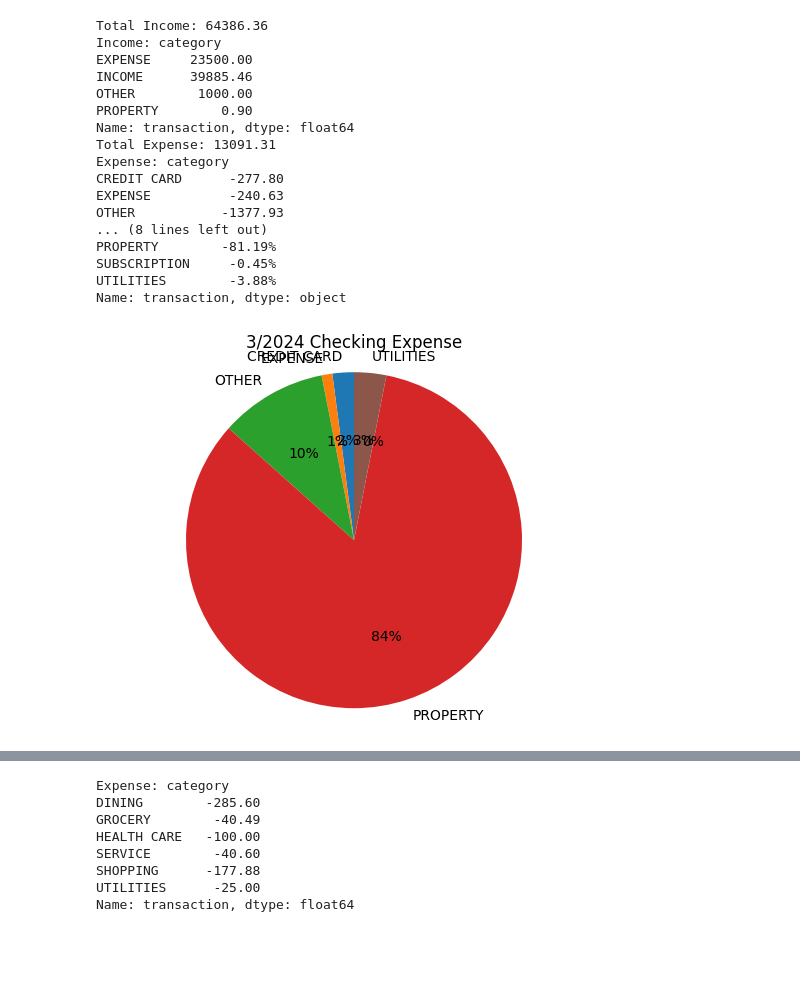
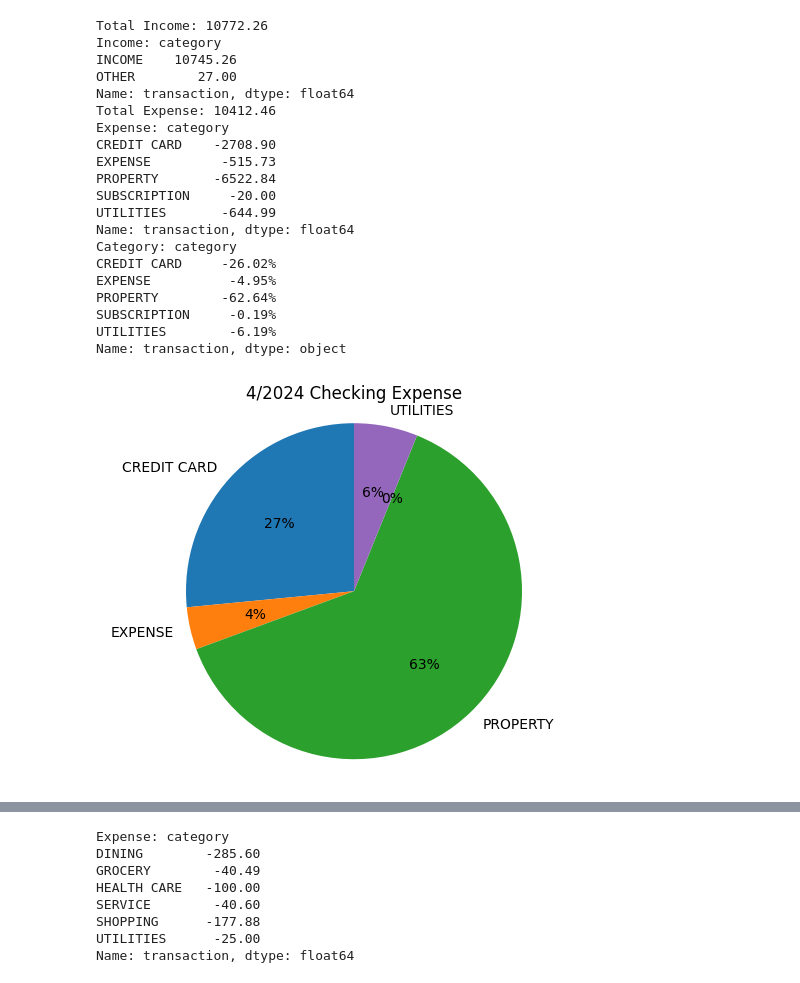
Before and after one commit to lonelytango/swiss-finance, a Jupyter notebook: analyzer.ipynb, the cells around one changed output, grey strips where cells are left out. Saved outputs shown, nothing was run; the diff lists cells and outputs as text; code cells hidden in the pictures; blank space fills up the shorter version.

```diff
--- a/analyzer.ipynb
+++ b/analyzer.ipynb
@@ -3,24 +3,27 @@ import source.utilities as util
 import source.loader as load
 import source.analyzer as analyzer
 # %%
-analyzer.analyzeChecking(3, 2024)
+analyzer.analyzeChecking(4, 2024)
 # %% [output]
-Total Income: 64386.36
+Total Income: 10772.26
 Income: category
-EXPENSE     23500.00
-INCOME      39885.46
-OTHER        1000.00
-PROPERTY        0.90
+INCOME    10745.26
+OTHER        27.00
 Name: transaction, dtype: float64
-Total Expense: 13091.31
+Total Expense: 10412.46
 Expense: category
-CREDIT CARD      -277.80
-EXPENSE          -240.63
-OTHER           -1377.93
-... (8 lines left out)
-PROPERTY        -81.19%
-SUBSCRIPTION     -0.45%
-UTILITIES        -3.88%
+CREDIT CARD    -2708.90
+EXPENSE         -515.73
+PROPERTY       -6522.84
+SUBSCRIPTION     -20.00
+UTILITIES       -644.99
+Name: transaction, dtype: float64
+Category: category
+CREDIT CARD     -26.02%
+EXPENSE          -4.95%
+PROPERTY        -62.64%
+SUBSCRIPTION     -0.19%
+UTILITIES        -6.19%
 Name: transaction, dtype: object
-[figure, old version]
+[figure, new version]
 # %%
```
Also changed, not shown: parts of 1 cell of this notebook, 8 other files.
